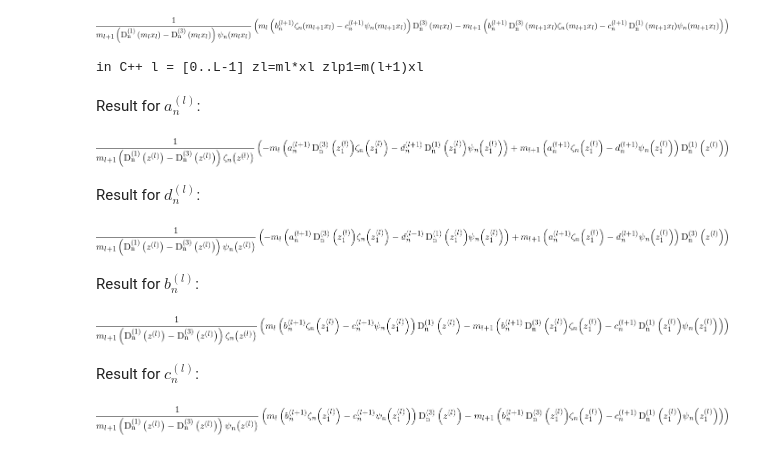
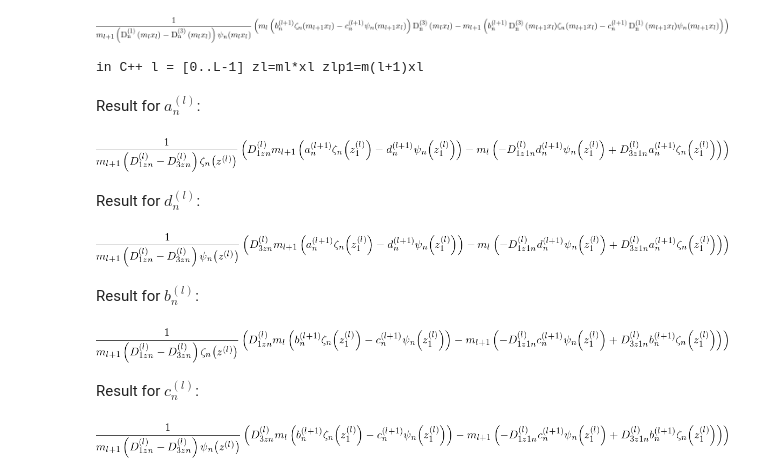
Before and after one commit to ovidiopr/scattnlay, a Jupyter notebook: doc/EvalField.ipynb, the cells around one changed output. Drawn from its saved outputs; the diff is of its cells as text; code cells hidden in the pictures.

```diff
--- a/doc/EvalField.ipynb
+++ b/doc/EvalField.ipynb
@@ -287,28 +287,34 @@ Result for  $b^{(l)}_n$:
 [figure]
 Result for  $c^{(l)}_n$:
 [figure]
-# %%
-print ("in C++ l = [0..L-1] zl=ml*xl zlp1=m(l+1)xl")
-z, z1 = symbols('z__(l), z1__(l)');
-display(Latex(r"Result for  $a^{(l)}_n$:"))
-c_a__l_n=simplify(result_a__l_n).replace(m_l*x_l, z).replace(m_lp1*x_l, z1)
-display(c_a__l_n)
-display(Latex(r"Result for  $d^{(l)}_n$:"))
-c_d__l_n=simplify(result_d__l_n).replace(m_l*x_l, z).replace(m_lp1*x_l, z1)
-display(c_d__l_n)
-display(Latex(r"Result for  $b^{(l)}_n$:"))
-c_b__l_n=simplify(result_b__l_n).replace(m_l*x_l, z).replace(m_lp1*x_l, z1)
-display(c_b__l_n)
-display(Latex(r"Result for  $c^{(l)}_n$:"))
-c_c__l_n=simplify(result_c__l_n).replace(m_l*x_l, z).replace(m_lp1*x_l, z1)
-display(c_c__l_n)
-# %% [output]
-in C++ l = [0..L-1] zl=ml*xl zlp1=m(l+1)xl
-Result for  $a^{(l)}_n$:
-[figure, removed]
-Result for  $d^{(l)}_n$:
-[figure, removed]
-Result for  $b^{(l)}_n$:
-[figure, removed]
-Result for  $c^{(l)}_n$:
-[figure, removed]
+# %%
+print ("in C++ l = [0..L-1] zl=ml*xl zlp1=m(l+1)xl")
+z__l, z__l_1 = symbols('z__(l), z__(l)_1');
+D__l_1zn, D__l_1z1n, D__l_3zn, D__l_3z1n = symbols('D__(l)_1zn, D__(l)_1z1n, D__(l)_3zn, D__(l)_3z1n');
+c_a__l_n=simplify(result_a__l_n);
+c_b__l_n=simplify(result_b__l_n);
+c_c__l_n=simplify(result_c__l_n);
+c_d__l_n=simplify(result_d__l_n);
+all_eq = [c_a__l_n, c_d__l_n, c_b__l_n, c_c__l_n]
+for i, eq in enumerate(all_eq):
+    all_eq[i]= all_eq[i].replace(m_l*x_l, z__l).replace(m_lp1*x_l, z__l_1)
+    all_eq[i]= all_eq[i].replace(D__3_n(z__l),D__l_3zn).replace(D__1_n(z__l),D__l_1zn)
+    all_eq[i]= all_eq[i].replace(D__3_n(z__l_1),D__l_3z1n).replace(D__1_n(z__l_1),D__l_1z1n)
+display(Latex(r"Result for  $a^{(l)}_n$:"))
+display(all_eq[0])
+display(Latex(r"Result for  $d^{(l)}_n$:"))
+display(all_eq[1])
+display(Latex(r"Result for  $b^{(l)}_n$:"))
+display(all_eq[2])
+display(Latex(r"Result for  $c^{(l)}_n$:"))
+display(all_eq[3])
+# %% [output]
+in C++ l = [0..L-1] zl=ml*xl zlp1=m(l+1)xl
+Result for  $a^{(l)}_n$:
+[figure, added]
+Result for  $d^{(l)}_n$:
+[figure, added]
+Result for  $b^{(l)}_n$:
+[figure, added]
+Result for  $c^{(l)}_n$:
+[figure, added]
```
Also changed, not shown: 2 other files.
